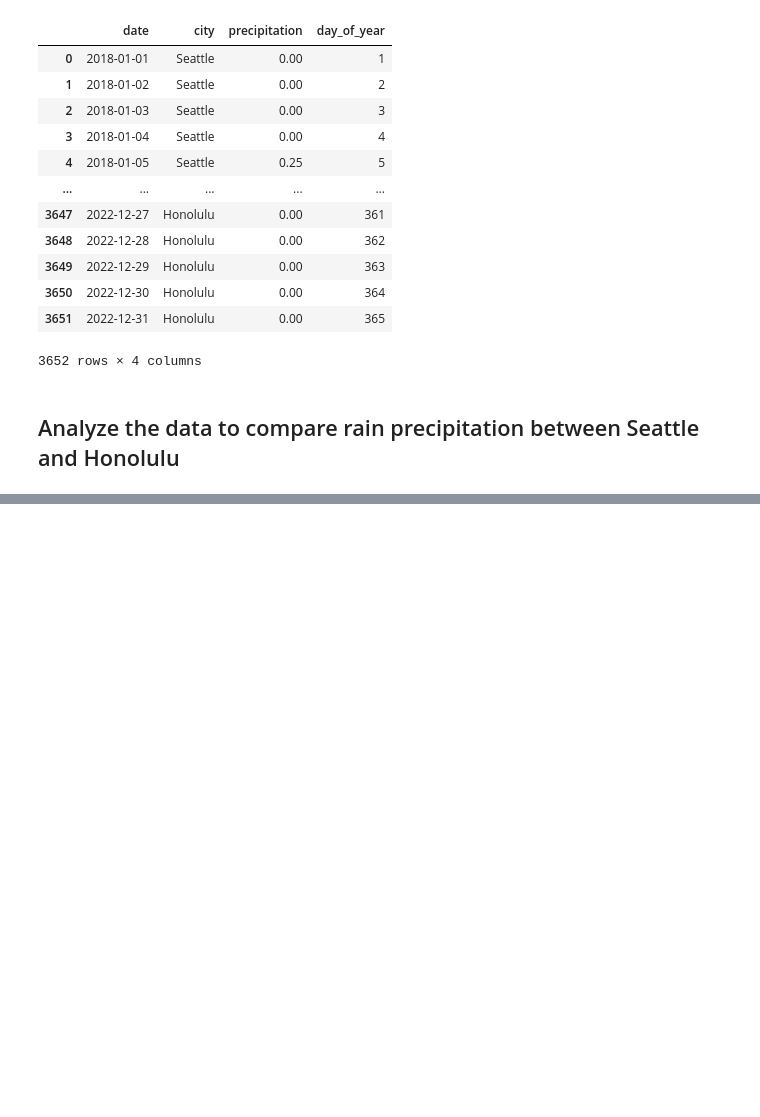
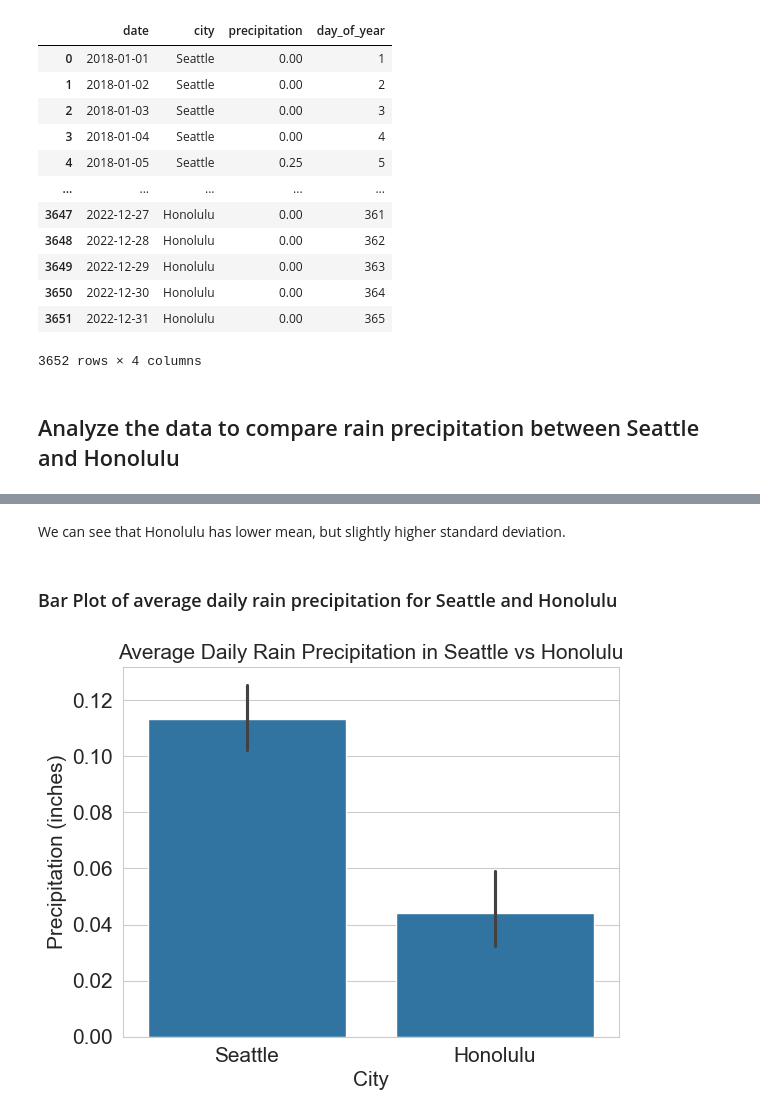
Before and after one commit to JLichwa80/weather, a Jupyter notebook: code/Weather_Data_Analysis.ipynb, the cells around one changed output, grey strips where cells are left out. Saved outputs shown, nothing was run; the diff lists cells and outputs as text; code cells hidden in the pictures; blank space fills up the shorter version.

```diff
--- a/code/Weather_Data_Analysis.ipynb
+++ b/code/Weather_Data_Analysis.ipynb
@@ -37,0 +70,14 @@ df
+# %% [markdown]
+We can see that Honolulu has lower mean, but slightly higher standard deviation.
+# %% [markdown]
+### Bar Plot of average daily rain precipitation for Seattle and Honolulu
+# %%
+sns.barplot(data=df, x='city', y='precipitation')
+
+plt.ylabel('Precipitation (inches)', fontsize=15)
+plt.xlabel('City', fontsize=15)
+plt.title('Average Daily Rain Precipitation in Seattle vs Honolulu', fontsize=15)
+plt.tick_params(labelsize=15)
+plt.show()
+# %% [output]
+[figure, added]
```
Also changed, not shown: parts of 8 cells of this notebook, 1 other file.
